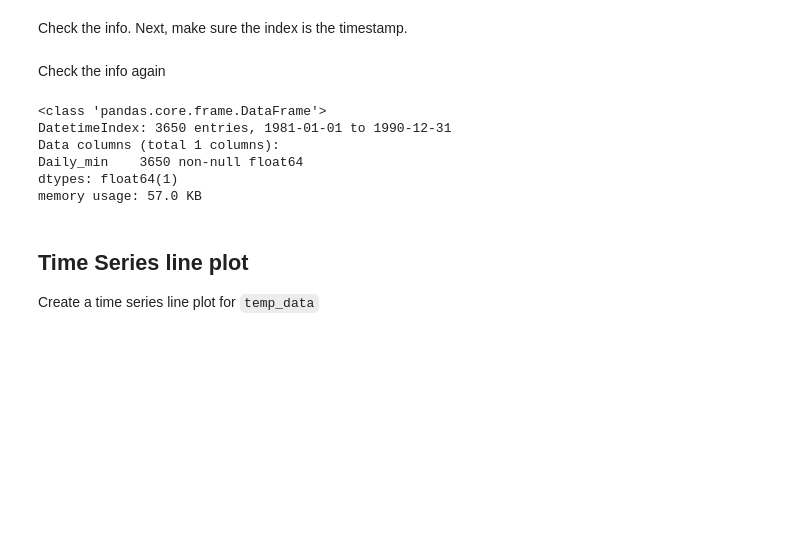
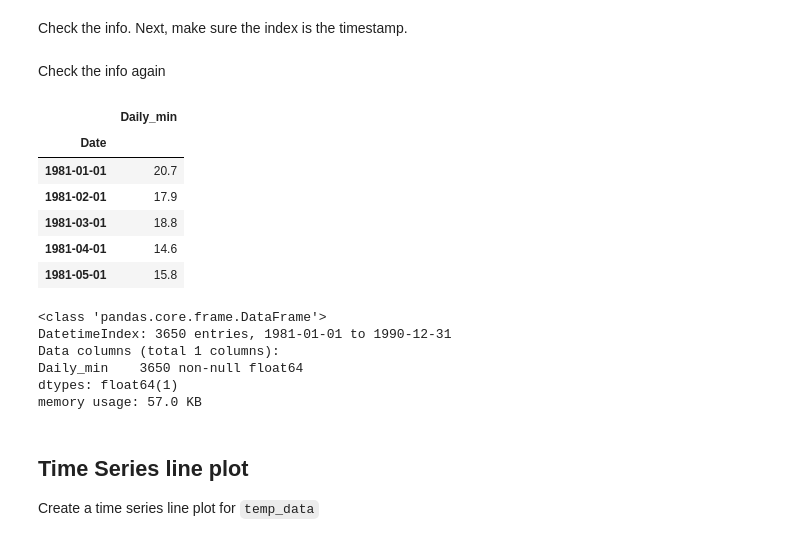
Before and after one commit to colemiller94/dsc-3-25-04-visualizing-time-series-data-lab-nyc-ds-career-012819, a Jupyter notebook: index.ipynb, the cells around one changed output. Saved outputs shown, nothing was run; the diff lists cells and outputs as text; code cells hidden in the pictures; blank space fills up the shorter version.

```diff
--- a/index.ipynb
+++ b/index.ipynb
@@ -35,6 +35,16 @@ raw['Date']= pd.to_datetime(raw.Date)
 raw.set_index('Date',inplace=True)
 # %% [markdown]
 Check the info again
+# %%
+raw.head()
+# %% [output]
+|  | Daily_min |
+| Date |  |
+| 1981-01-01 | 20.7 |
+| 1981-02-01 | 17.9 |
+| 1981-03-01 | 18.8 |
+| 1981-04-01 | 14.6 |
+| 1981-05-01 | 15.8 |
 # %%
 raw.info()
 temp_data = raw
```
Also changed, not shown: parts of 1 cell of this notebook.
